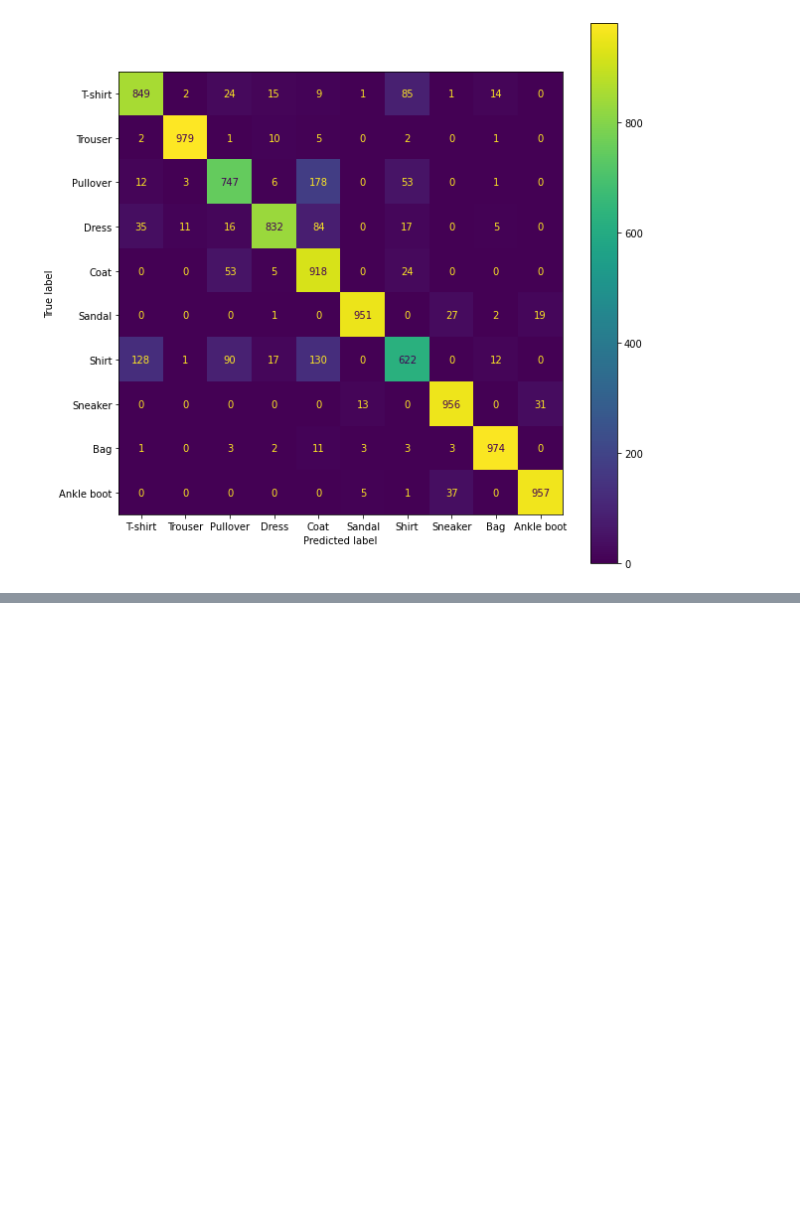
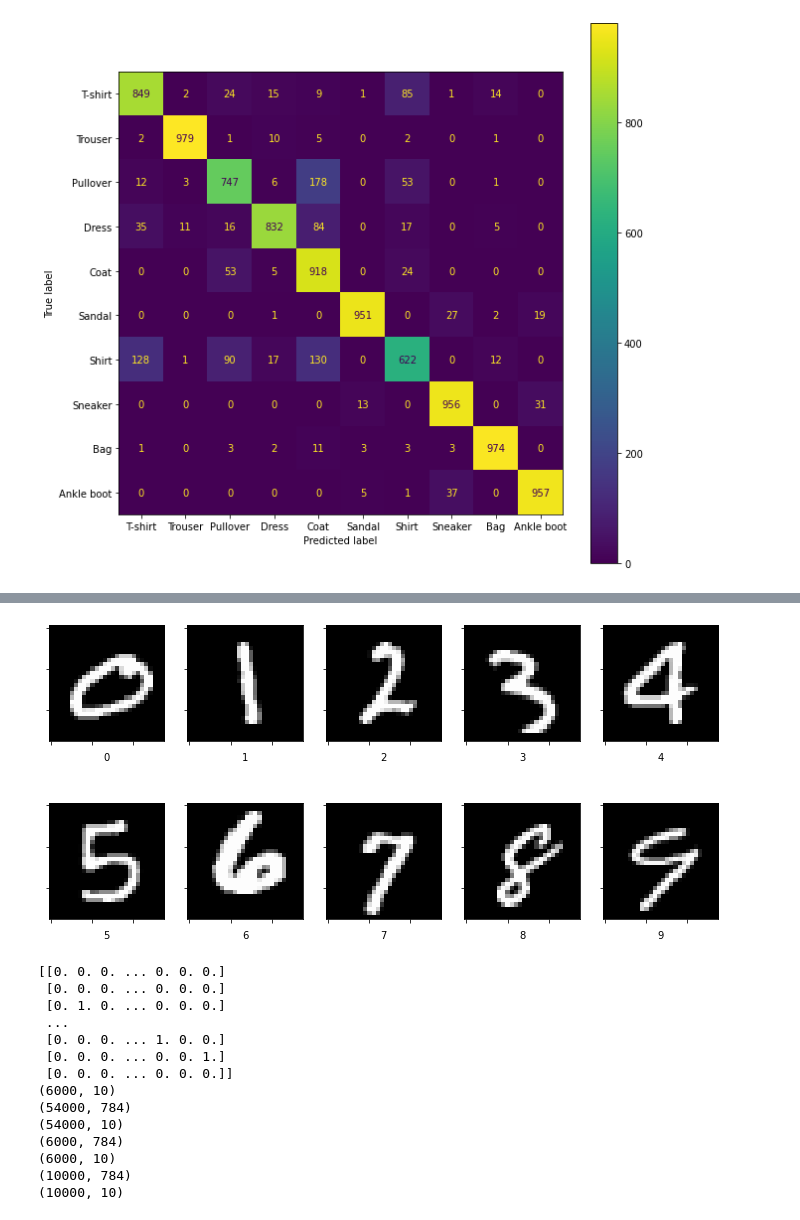
Before and after one commit to uanushkatkd/CS6910_Assignment1, a Jupyter notebook: Dl.ipynb, the cells around one changed output, grey strips where cells are left out. Drawn from its saved outputs; the diff is of its cells as text; code cells hidden in the pictures; blank space fills up the shorter version.

```diff
--- a/Dl.ipynb
+++ b/Dl.ipynb
@@ -1087,0 +1103,25 @@ Find logs at: ./wandb/run-20230318_142628-7vagwp93/logs
+# %%
+# Question 10:
+x_train,x_test,x_val,y_train,y_test,y_val,class_names=load_data('mnist')
+print(x_train.shape)
+print(y_train.shape)
+print(x_val.shape)
+print(y_val.shape)
+print(x_test.shape)
+print(y_test.shape)
+# %% [output]
+[figure, added]
+[[0. 0. 0. ... 0. 0. 0.]
+ [0. 0. 0. ... 0. 0. 0.]
+ [0. 1. 0. ... 0. 0. 0.]
+ ...
+ [0. 0. 0. ... 1. 0. 0.]
+ [0. 0. 0. ... 0. 0. 1.]
+ [0. 0. 0. ... 0. 0. 0.]]
+(6000, 10)
+(54000, 784)
+(54000, 10)
+(6000, 784)
+(6000, 10)
+(10000, 784)
+(10000, 10)
```
Also changed, not shown: parts of 26 cells of this notebook.
